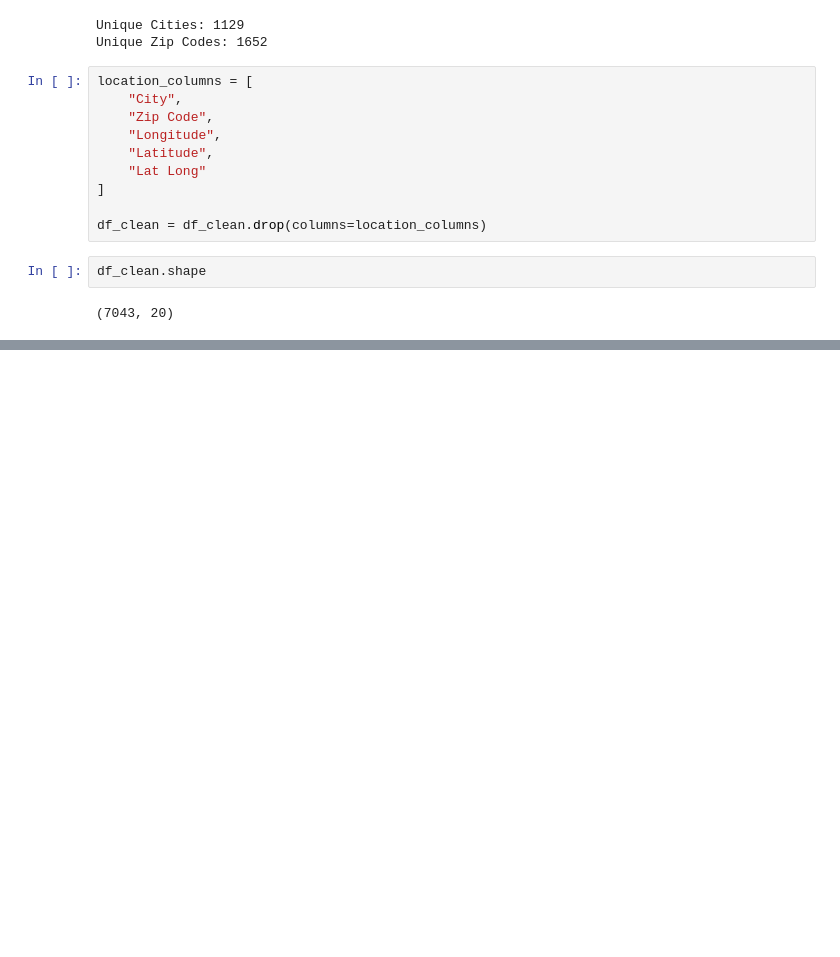
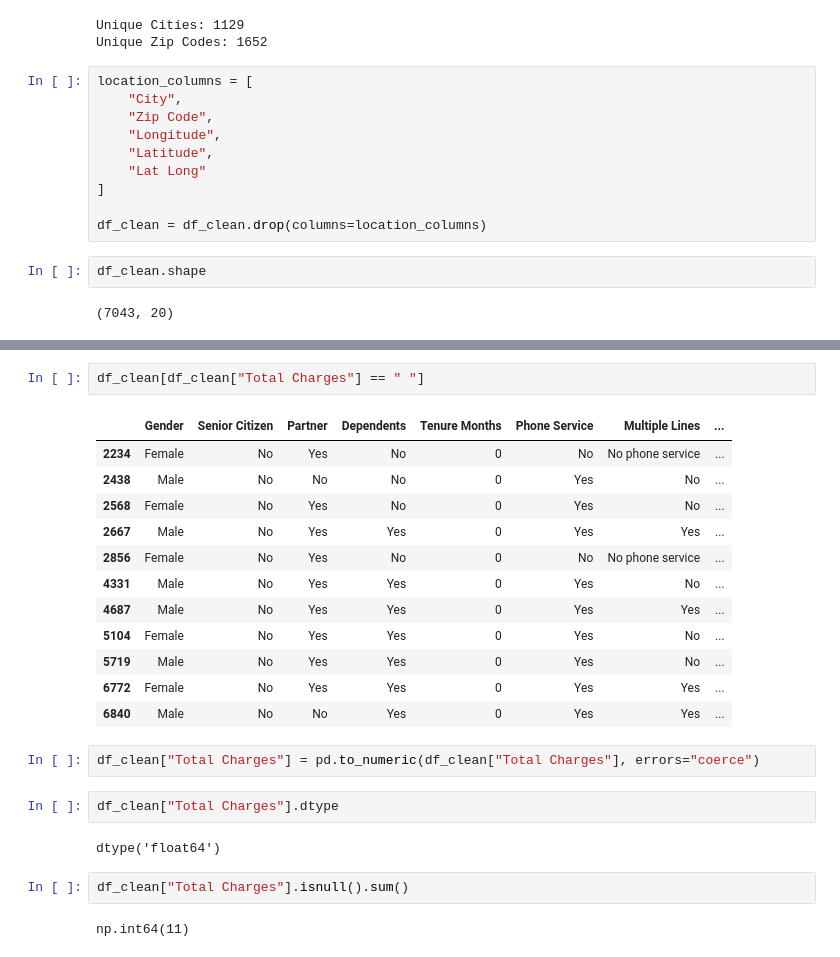
Before and after one commit to diksha-t/Customer-Churn-Prediction, a Jupyter notebook: notebooks/02_data_cleaning.ipynb, the cells around one changed output, grey strips where cells are left out. Cells and saved outputs as stored; diff of their text form; blank space fills up the shorter version.

```diff
--- a/notebooks/02_data_cleaning.ipynb
+++ b/notebooks/02_data_cleaning.ipynb
@@ -123,0 +225,25 @@ df_clean.shape
+# %%
+df_clean[df_clean["Total Charges"] == " "]
+# %% [output]
+|  | Gender | Senior Citizen | Partner | Dependents | Tenure Months | Phone Service | Multiple Lines | ... |
+| 2234 | Female | No | Yes | No | 0 | No | No phone service | ... |
+| 2438 | Male | No | No | No | 0 | Yes | No | ... |
+| 2568 | Female | No | Yes | No | 0 | Yes | No | ... |
+| 2667 | Male | No | Yes | Yes | 0 | Yes | Yes | ... |
+| 2856 | Female | No | Yes | No | 0 | No | No phone service | ... |
+| 4331 | Male | No | Yes | Yes | 0 | Yes | No | ... |
+| 4687 | Male | No | Yes | Yes | 0 | Yes | Yes | ... |
+| 5104 | Female | No | Yes | Yes | 0 | Yes | No | ... |
+| 5719 | Male | No | Yes | Yes | 0 | Yes | No | ... |
+| 6772 | Female | No | Yes | Yes | 0 | Yes | Yes | ... |
+| 6840 | Male | No | No | Yes | 0 | Yes | Yes | ... |
+# %%
+df_clean["Total Charges"] = pd.to_numeric(df_clean["Total Charges"], errors="coerce")
+# %%
+df_clean["Total Charges"].dtype
+# %% [output]
+dtype('float64')
+# %%
+df_clean["Total Charges"].isnull().sum()
+# %% [output]
+np.int64(11)
```
Also changed, not shown: parts of 18 cells of this notebook.
